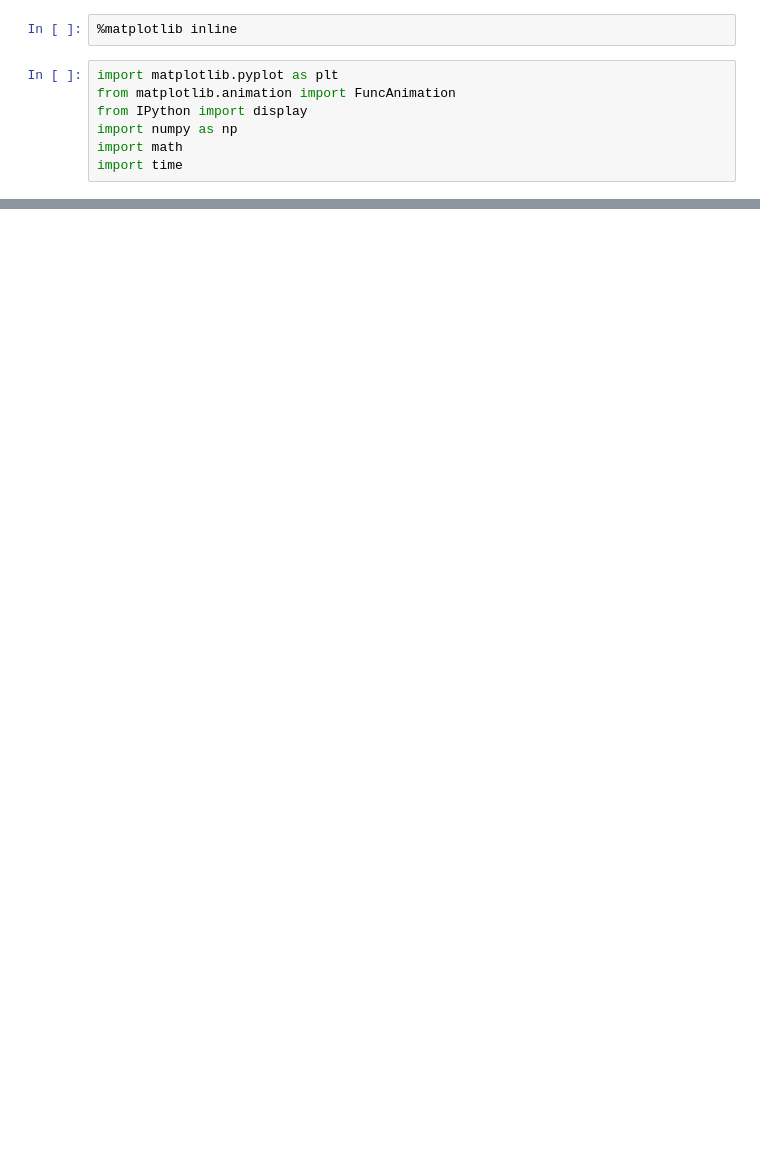
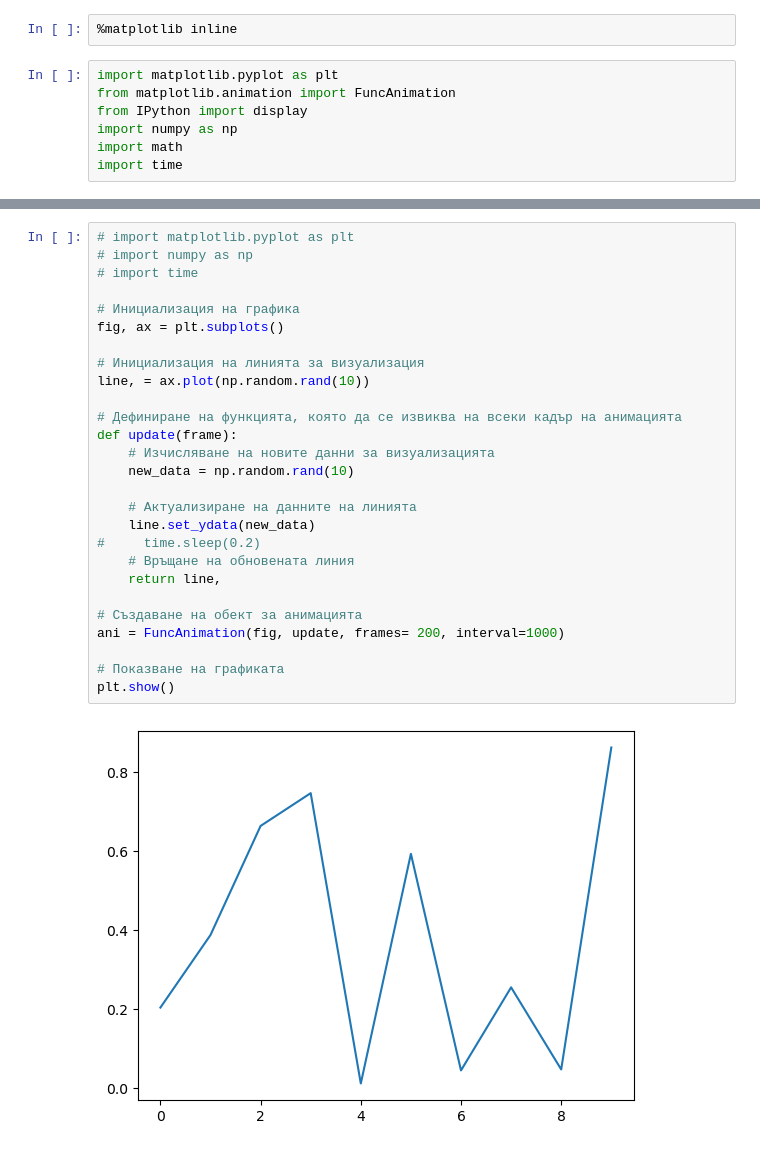
Before and after one commit to Kiril-Lazarov/Artificial-Intelligence, a Jupyter notebook: Course Project/Course Project.ipynb, the cells around one changed output, grey strips where cells are left out. Drawn from its saved outputs; the diff is of its cells as text; blank space fills up the shorter version.

```diff
--- a/Course Project/Course Project.ipynb
+++ b/Course Project/Course Project.ipynb
@@ -138,0 +158,29 @@ plt.show()
+# %%
+# import matplotlib.pyplot as plt
+# import numpy as np
+# import time
+
+# Инициализация на графика
+fig, ax = plt.subplots()
+
+# Инициализация на линията за визуализация
+line, = ax.plot(np.random.rand(10))
+
+# Дефиниране на функцията, която да се извиква на всеки кадър на анимацията
+def update(frame):
+    # Изчисляване на новите данни за визуализацията
+    new_data = np.random.rand(10)
+
+    # Актуализиране на данните на линията
+    line.set_ydata(new_data)
+#     time.sleep(0.2)
+    # Връщане на обновената линия
+    return line,
+
+# Създаване на обект за анимацията
+ani = FuncAnimation(fig, update, frames= 200, interval=1000)
+
+# Показване на графиката
+plt.show()
+# %% [output]
+[figure, added]
```
Also changed, not shown: parts of 6 cells of this notebook.
